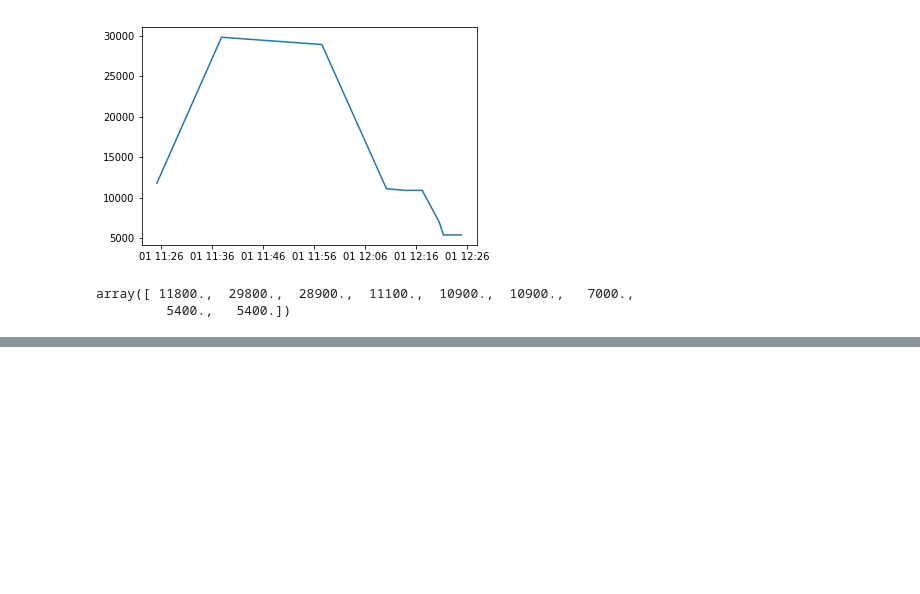
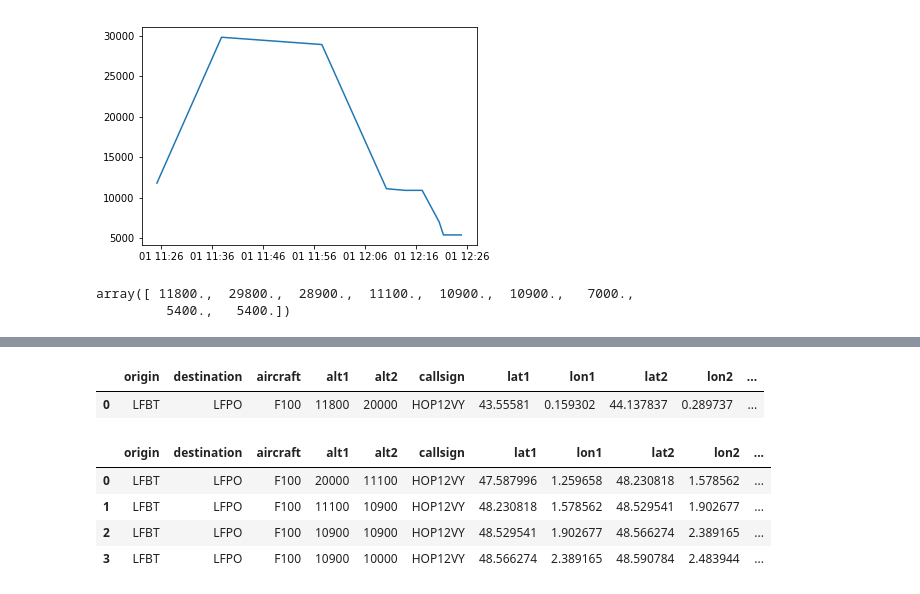
Before and after one commit to xoolive/traffic, a Jupyter notebook: notebooks/so6_usage.ipynb, the cells around one changed output, grey strips where cells are left out. Drawn from its saved outputs; the diff is of its cells as text; code cells hidden in the pictures; blank space fills up the shorter version.

Commit message:
altitude clipping

```diff
--- a/notebooks/so6_usage.ipynb
+++ b/notebooks/so6_usage.ipynb
@@ -172,0 +259,13 @@ array([ 11800.,  29800.,  28900.,  11100.,  10900.,  10900.,   7000.,
+# %%
+from IPython.display import display
+
+for subtab in so6['HOP12VY'].clip_altitude(10000, 20000):
+    display(subtab)
+# %% [output]
+|  | origin | destination | aircraft | alt1 | alt2 | callsign | lat1 | lon1 | lat2 | lon2 | ... |
+| 0 | LFBT | LFPO | F100 | 11800 | 20000 | HOP12VY | 43.55581 | 0.159302 | 44.137837 | 0.289737 | ... |
+|  | origin | destination | aircraft | alt1 | alt2 | callsign | lat1 | lon1 | lat2 | lon2 | ... |
+| 0 | LFBT | LFPO | F100 | 20000 | 11100 | HOP12VY | 47.587996 | 1.259658 | 48.230818 | 1.578562 | ... |
+| 1 | LFBT | LFPO | F100 | 11100 | 10900 | HOP12VY | 48.230818 | 1.578562 | 48.529541 | 1.902677 | ... |
+| 2 | LFBT | LFPO | F100 | 10900 | 10900 | HOP12VY | 48.529541 | 1.902677 | 48.566274 | 2.389165 | ... |
+| 3 | LFBT | LFPO | F100 | 10900 | 10000 | HOP12VY | 48.566274 | 2.389165 | 48.590784 | 2.483944 | ... |
```
Also changed, not shown: parts of 3 cells of this notebook, 1 other file.
